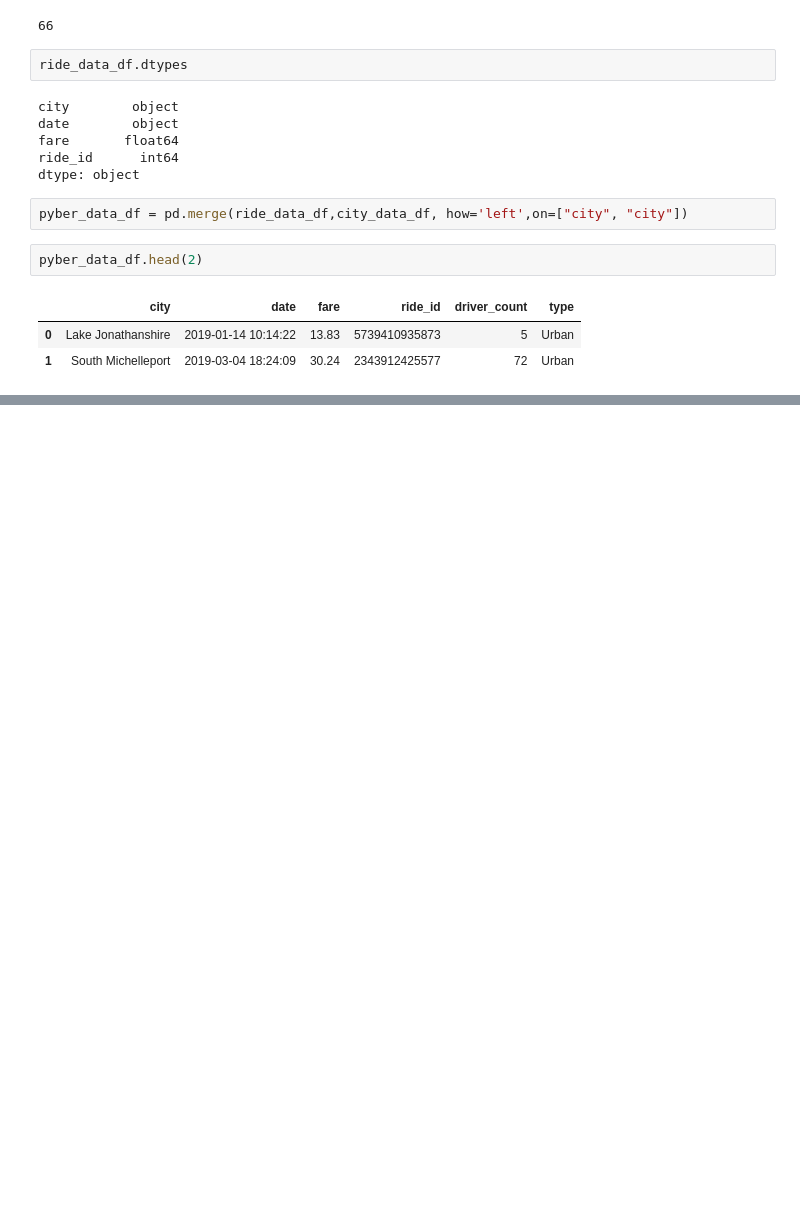
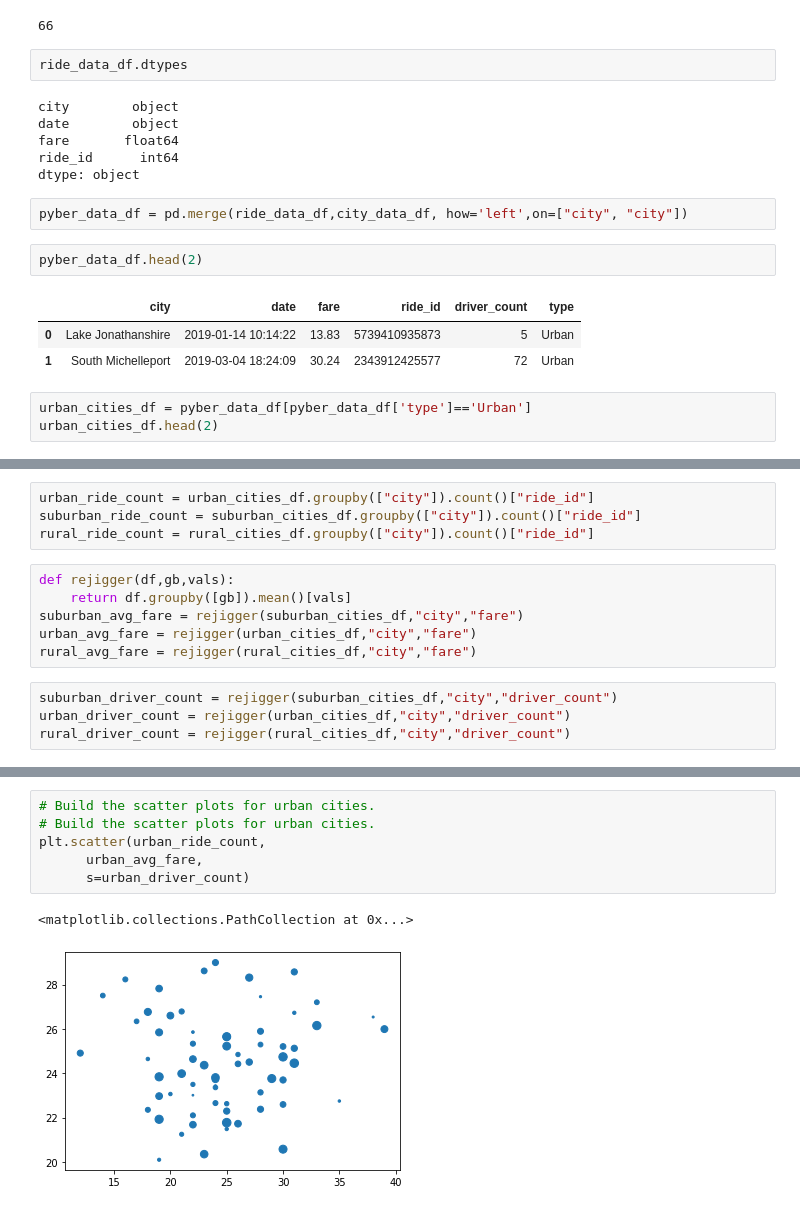
Before and after one commit to walexbarnes/PyBer_Analysis, a Jupyter notebook: Untitled.ipynb, the cells around one changed output, grey strips where cells are left out. Saved outputs shown, nothing was run; the diff lists cells and outputs as text; blank space fills up the shorter version.

```diff
--- a/Untitled.ipynb
+++ b/Untitled.ipynb
@@ -76,3 +77,6 @@ pyber_data_df.head(2)
 |  | city | date | fare | ride_id | driver_count | type |
 | 0 | Lake Jonathanshire | 2019-01-14 10:14:22 | 13.83 | 5739410935873 | 5 | Urban |
 | 1 | South Michelleport | 2019-03-04 18:24:09 | 30.24 | 2343912425577 | 72 | Urban |
+# %%
+urban_cities_df = pyber_data_df[pyber_data_df['type']=='Urban']
+urban_cities_df.head(2)
@@ -78,0 +91,14 @@ pyber_data_df.head(2)
+# %%
+urban_ride_count = urban_cities_df.groupby(["city"]).count()["ride_id"]
+suburban_ride_count = suburban_cities_df.groupby(["city"]).count()["ride_id"]
+rural_ride_count = rural_cities_df.groupby(["city"]).count()["ride_id"]
+# %%
+def rejigger(df,gb,vals):
+    return df.groupby([gb]).mean()[vals]
+suburban_avg_fare = rejigger(suburban_cities_df,"city","fare")
+urban_avg_fare = rejigger(urban_cities_df,"city","fare")
+rural_avg_fare = rejigger(rural_cities_df,"city","fare")
+# %%
+suburban_driver_count = rejigger(suburban_cities_df,"city","driver_count")
+urban_driver_count = rejigger(urban_cities_df,"city","driver_count")
+rural_driver_count = rejigger(rural_cities_df,"city","driver_count")
@@ -78,0 +115,9 @@ pyber_data_df.head(2)
+# %%
+# Build the scatter plots for urban cities.
+# Build the scatter plots for urban cities.
+plt.scatter(urban_ride_count,
+      urban_avg_fare,
+      s=urban_driver_count)
+# %% [output]
+<matplotlib.collections.PathCollection at 0x...>
+[figure, added]
```
Also changed, not shown: parts of 24 cells of this notebook, 3 other files.
